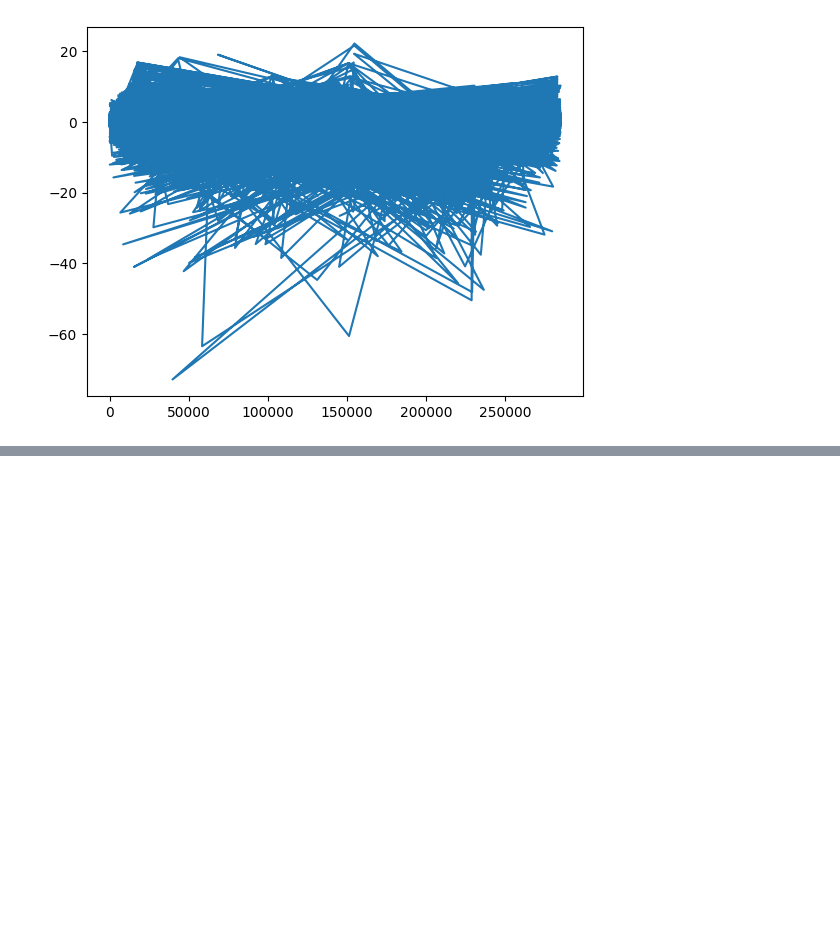
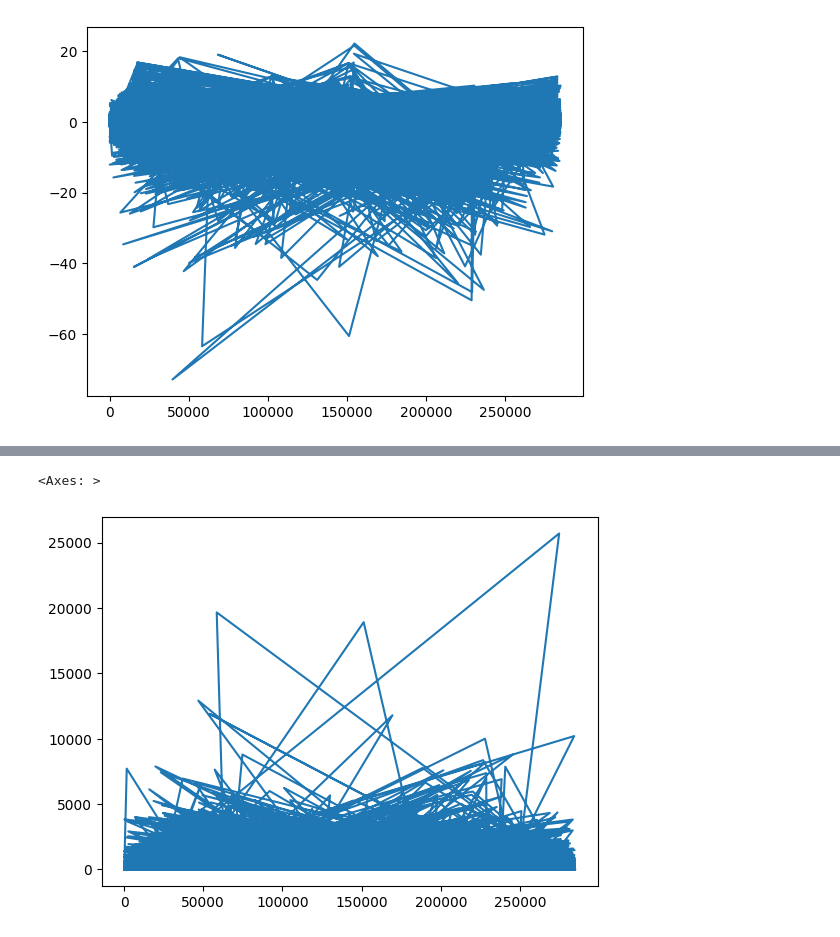
Before and after one commit to HyunsungRyu/self_study2024, a Jupyter notebook: anomaly_detection.ipynb, the cells around one changed output, grey strips where cells are left out. Saved outputs shown, nothing was run; the diff lists cells and outputs as text; code cells hidden in the pictures; blank space fills up the shorter version.

```diff
--- a/anomaly_detection.ipynb
+++ b/anomaly_detection.ipynb
@@ -191,0 +173,5 @@ memory usage: 73.9 MB
+# %%
+df_plot['Amount'].plot()
+# %% [output]
+<Axes: >
+[figure, added]
```
Also changed, not shown: parts of 1 cell of this notebook, 2 other files.
